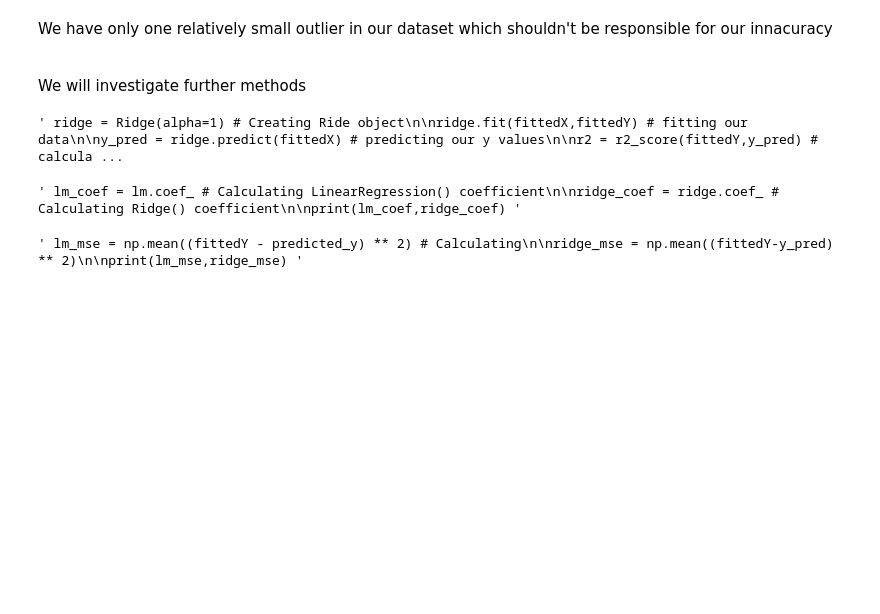
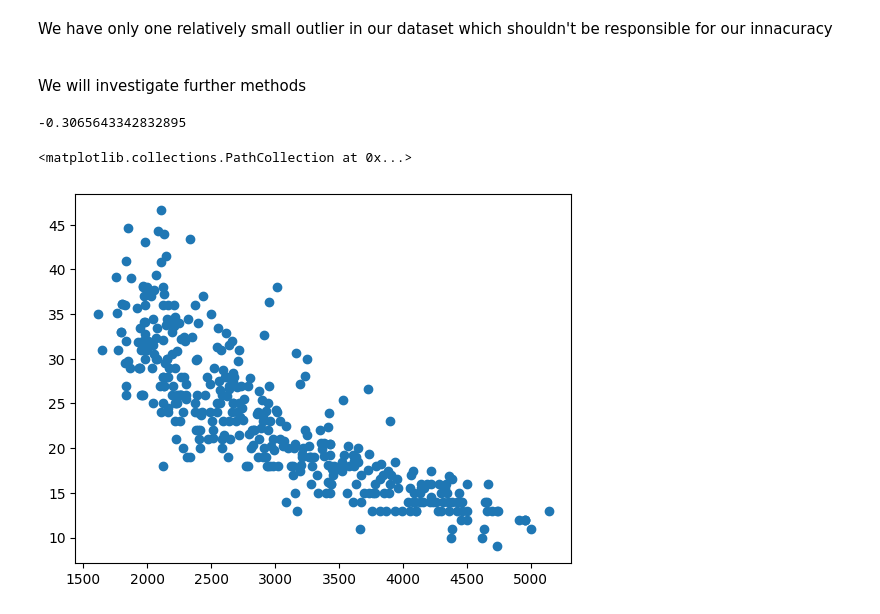
Before and after one commit to adenletchworth/Auto-MPG-Data-Analysis, a Jupyter notebook: dataAnalysis.ipynb, the cells around one changed output. Saved outputs shown, nothing was run; the diff lists cells and outputs as text; code cells hidden in the pictures; blank space fills up the shorter version.

```diff
--- a/dataAnalysis.ipynb
+++ b/dataAnalysis.ipynb
@@ -129,30 +117,14 @@ We have only one relatively small outlier in our dataset which shouldn't be resp
 
 <br>
 We will investigate further methods
-# %%
-""" ridge = Ridge(alpha=1) # Creating Ride object
-
-ridge.fit(fittedX,fittedY) # fitting our data
-
-y_pred = ridge.predict(fittedX) # predicting our y values
-
-r2 = r2_score(fittedY,y_pred) # calculate R^2 score
-print(r2) """
-# %% [output]
-' ridge = Ridge(alpha=1) # Creating Ride object\n\nridge.fit(fittedX,fittedY) # fitting our data\n\ny_pred = ridge.predict(fittedX) # predicting our y values\n\nr2 = r2_score(fittedY,y_pred) # calcula ...
-# %%
-""" lm_coef = lm.coef_ # Calculating LinearRegression() coefficient
-
-ridge_coef = ridge.coef_ # Calculating Ridge() coefficient
-
-print(lm_coef,ridge_coef) """
-# %% [output]
-' lm_coef = lm.coef_ # Calculating LinearRegression() coefficient\n\nridge_coef = ridge.coef_ # Calculating Ridge() coefficient\n\nprint(lm_coef,ridge_coef) '
-# %%
-""" lm_mse = np.mean((fittedY - predicted_y) ** 2) # Calculating
-
-ridge_mse = np.mean((fittedY-y_pred) ** 2)
-
-print(lm_mse,ridge_mse) """
-# %% [output]
-' lm_mse = np.mean((fittedY - predicted_y) ** 2) # Calculating\n\nridge_mse = np.mean((fittedY-y_pred) ** 2)\n\nprint(lm_mse,ridge_mse) '
+# %%
+weight = df['Weight']
+
+weightCorr = weight.corr(x,method='pearson')
+print(weightCorr)
+
+plt.scatter(weight,y)
+# %% [output]
+-0.3065643342832895
+<matplotlib.collections.PathCollection at 0x...>
+[figure, added]
```
Also changed, not shown: parts of 4 cells of this notebook.
